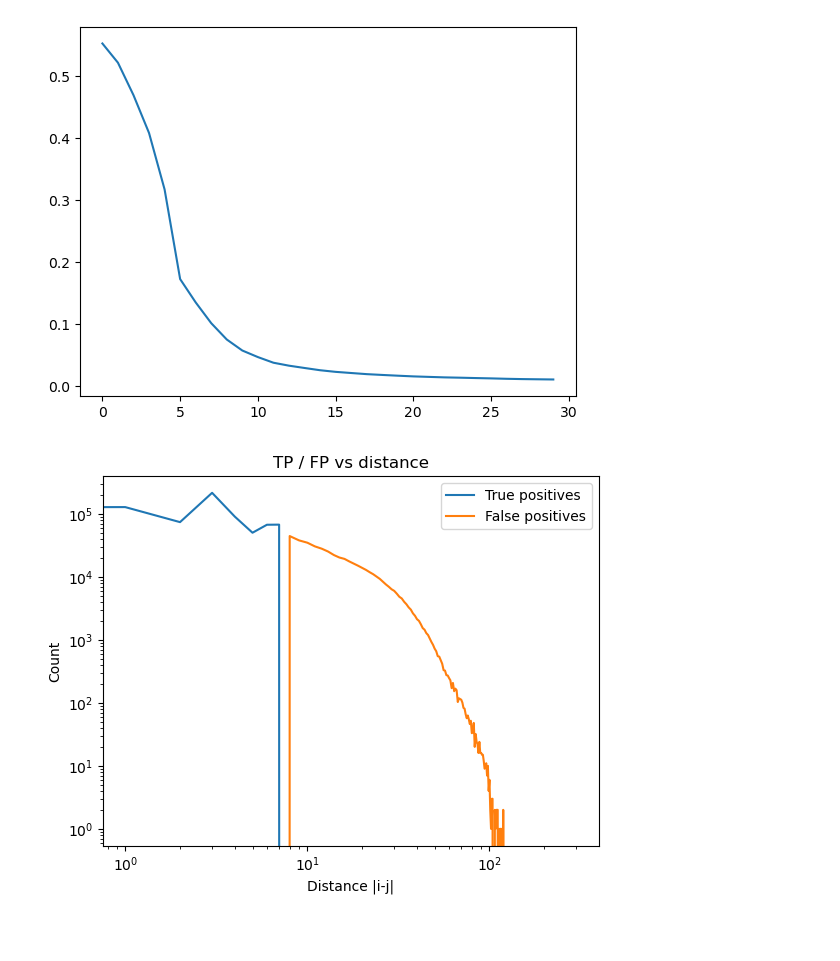
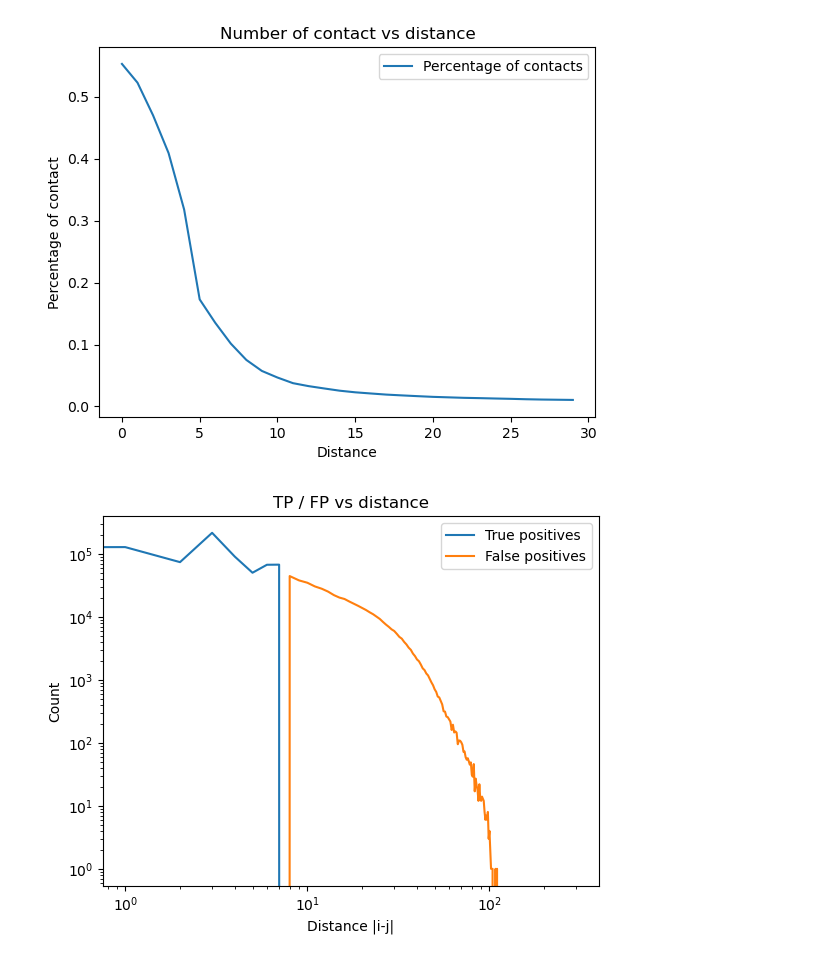
Before and after one commit to Fabiog17/Internship, a Jupyter notebook: Nice_noise_angstrom.ipynb, the cells around one changed output. Saved outputs shown, nothing was run; the diff lists cells and outputs as text; code cells hidden in the pictures; blank space fills up the shorter version.

```diff
--- a/Nice_noise_angstrom.ipynb
+++ b/Nice_noise_angstrom.ipynb
@@ -97,24 +97,29 @@ precision = np.where((tp + fp) > 0, tp / (tp + fp), 0)
 # %%
 import matplotlib.pyplot as plt
 plt.plot(distances[:30], total_percentage[:30], label="Percentage of contacts")
+plt.xlabel("Distance")
+plt.ylabel("Percentage of contact")
+plt.title("Number of contact vs distance")
+plt.legend()
 plt.show()
+
 
 
 plt.loglog(distances, tp, label="True positives")
 plt.loglog(distances, fp, label="False positives")
 
 plt.xlabel("Distance |i-j|")
 plt.ylabel("Count")
 plt.title("TP / FP vs distance")
 plt.legend()
 plt.show()
 
 import matplotlib.pyplot as plt
 plt.plot(distances[:10], precision[:10], label="Percentage of contacts")
 plt.show()
 # %% [output]
-[figure, old version]
+[figure, new version]
-[figure, old version]
+[figure, new version]
 [figure]
 # %%
 import numpy as np
```
Also changed, not shown: parts of 2 cells of this notebook, 2 other files.
